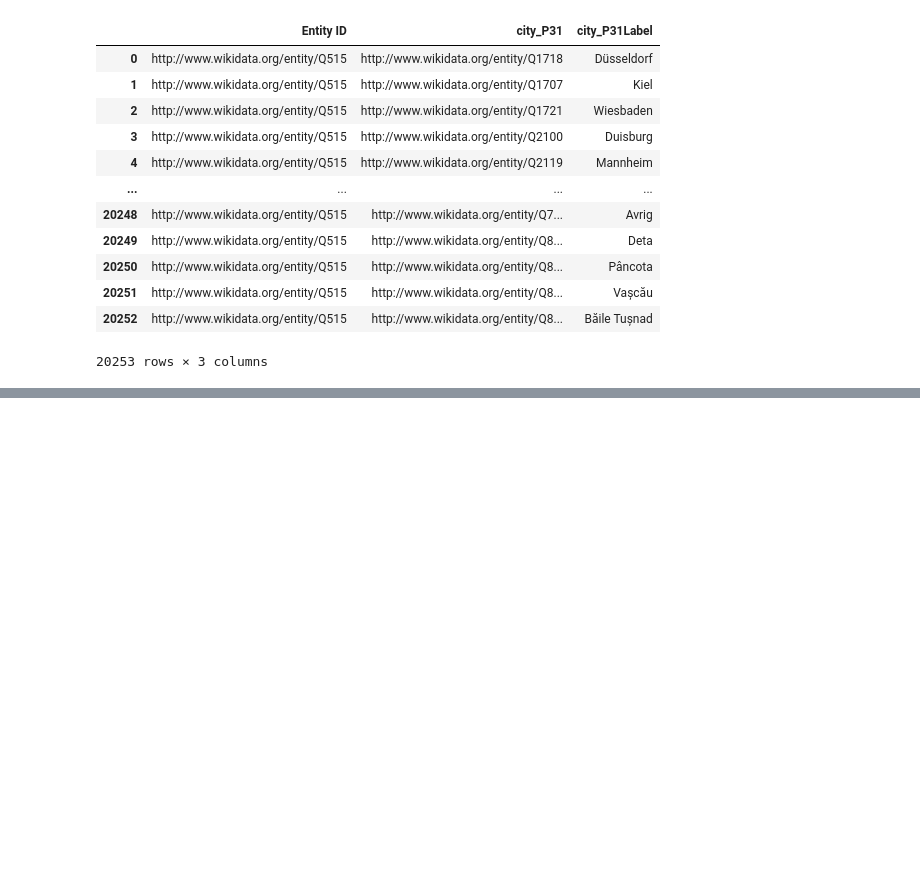
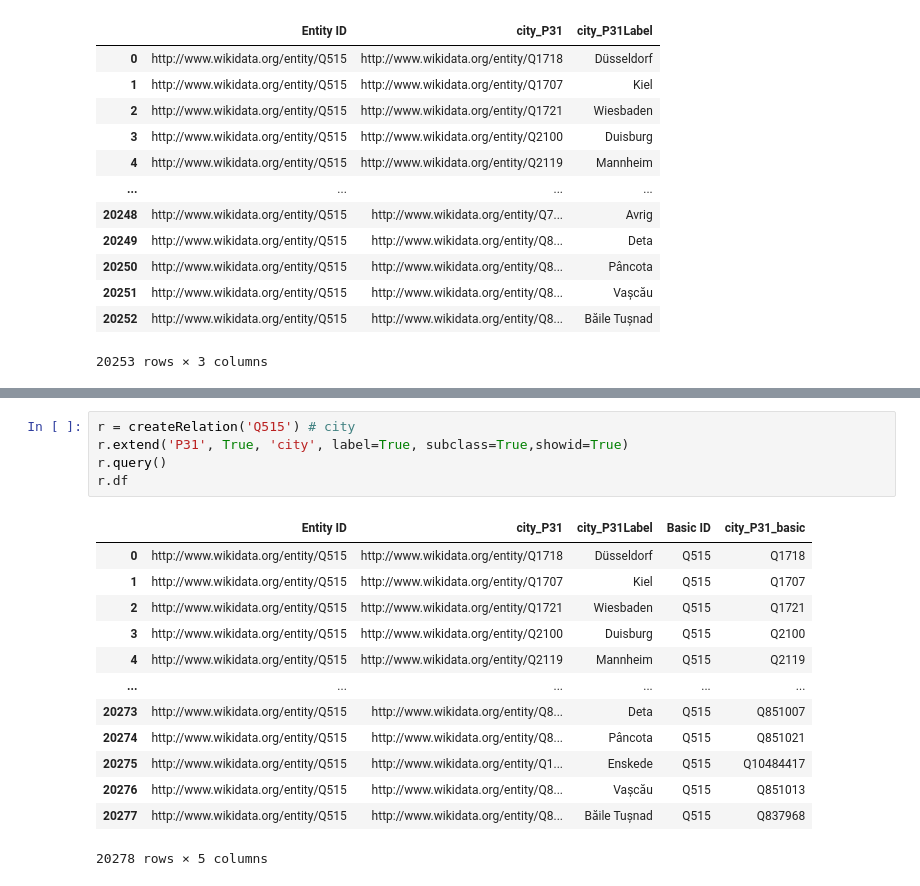
Before and after one commit to mikecafarella/KNP, a Jupyter notebook: index.ipynb, the cells around one changed output, grey strips where cells are left out. Drawn from its saved outputs; the diff is of its cells as text; blank space fills up the shorter version.

```diff
--- a/index.ipynb
+++ b/index.ipynb
@@ -931,0 +957,19 @@ True
+# %%
+r = createRelation('Q515') # city
+r.extend('P31', True, 'city', label=True, subclass=True,showid=True)
+r.query()
+r.df
+# %% [output]
+|  | Entity ID | city_P31 | city_P31Label | Basic ID | city_P31_basic |
+| 0 | http://www.wikidata.org/entity/Q515 | http://www.wikidata.org/entity/Q1718 | Düsseldorf | Q515 | Q1718 |
+| 1 | http://www.wikidata.org/entity/Q515 | http://www.wikidata.org/entity/Q1707 | Kiel | Q515 | Q1707 |
+| 2 | http://www.wikidata.org/entity/Q515 | http://www.wikidata.org/entity/Q1721 | Wiesbaden | Q515 | Q1721 |
+| 3 | http://www.wikidata.org/entity/Q515 | http://www.wikidata.org/entity/Q2100 | Duisburg | Q515 | Q2100 |
+| 4 | http://www.wikidata.org/entity/Q515 | http://www.wikidata.org/entity/Q2119 | Mannheim | Q515 | Q2119 |
+| ... | ... | ... | ... | ... | ... |
+| 20273 | http://www.wikidata.org/entity/Q515 | http://www.wikidata.org/entity/Q8... | Deta | Q515 | Q851007 |
+| 20274 | http://www.wikidata.org/entity/Q515 | http://www.wikidata.org/entity/Q8... | Pâncota | Q515 | Q851021 |
+| 20275 | http://www.wikidata.org/entity/Q515 | http://www.wikidata.org/entity/Q1... | Enskede | Q515 | Q10484417 |
+| 20276 | http://www.wikidata.org/entity/Q515 | http://www.wikidata.org/entity/Q8... | Vașcău | Q515 | Q851013 |
+| 20277 | http://www.wikidata.org/entity/Q515 | http://www.wikidata.org/entity/Q8... | Băile Tușnad | Q515 | Q837968 |
+20278 rows × 5 columns
```
Also changed, not shown: parts of 5 cells of this notebook.
